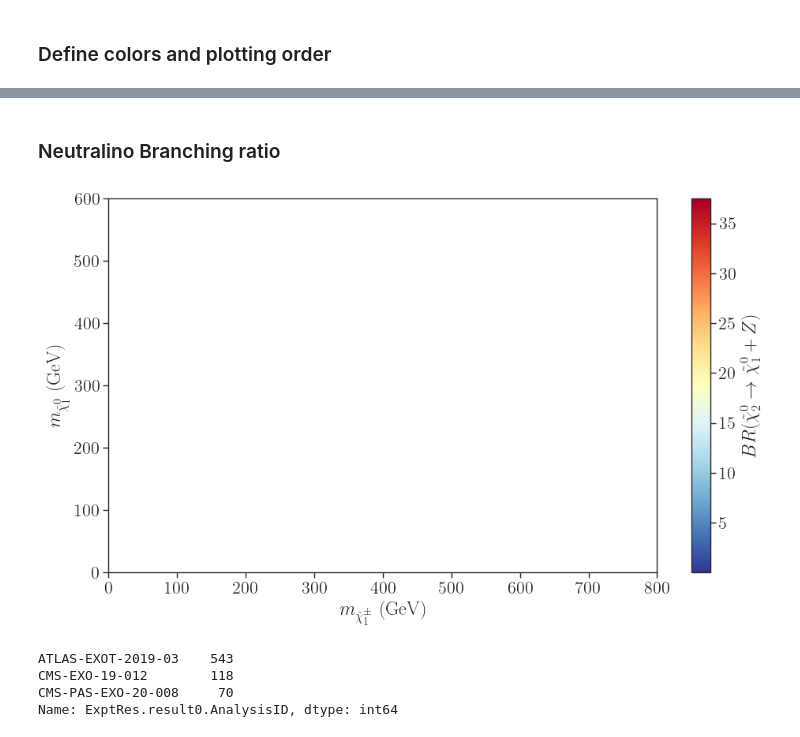
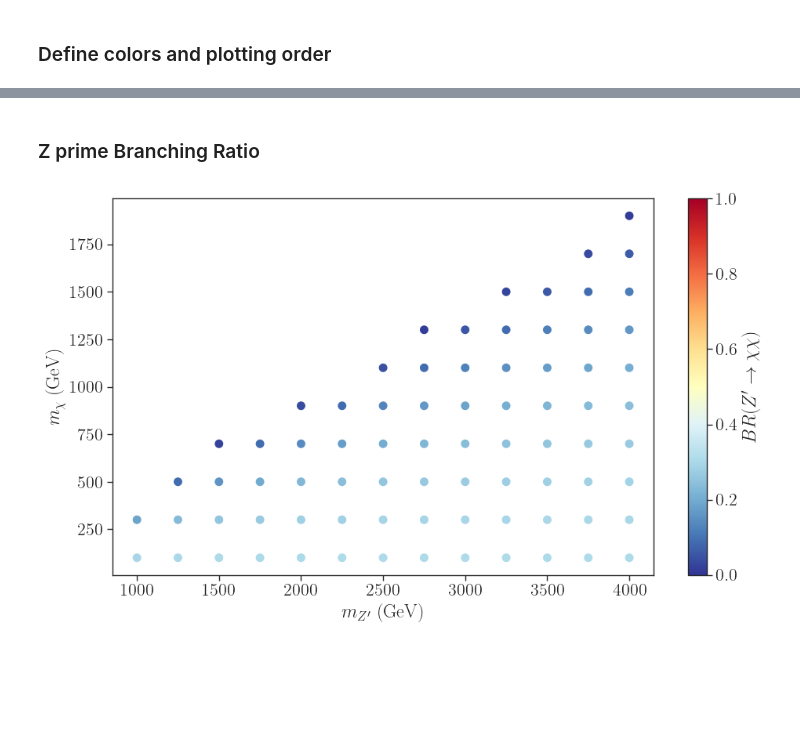
Before and after one commit to SModelS/smodelsv3-paper, a Jupyter notebook: notebooks/SmodelS/plots-2MDM-Copy1.ipynb, the cells around one changed output, grey strips where cells are left out. Cells and saved outputs as stored; diff of their text form; code cells hidden in the pictures; blank space fills up the shorter version.

```diff
--- a/notebooks/SmodelS/plots-2MDM-Copy1.ipynb
+++ b/notebooks/SmodelS/plots-2MDM-Copy1.ipynb
@@ -53,7 +54,7 @@ cm = plt.cm.get_cmap('RdYlBu')
 #     return newlabel
 # %%
 #Merge with SModelS DataFrame
-dataDF = pd.read_pickle('../../data/2mdm_results_extra/results.pcl')
+dataDF = pd.read_pickle('../../data/2mdm_results/results.pcl')
 print(dataDF.columns.values.tolist()) #Print all columns names
 # %% [output]
 ['filename', 'mass.9000006', 'mass.9900032', 'mass.9900026', 'width.9000006', 'width.9900026', 'width.9900032', 'extpar.1', 'extpar.2', 'extpar.3', 'extpar.4', 'extpar.5', 'extpar.6', 'extpar.7', 'xse ...
@@ -61,7 +62,7 @@ print(dataDF.columns.values.tolist()) #Print all columns names
 #### Set r = 0 for points with no results
 # %%
 #Set points without results with r == 0
-dataDF.fillna(value={'ExptRes.result0.r' : 0.0},inplace=True)
+dataDF.fillna(value={c : 0 for c in dataDF.columns if c.endswith('.r')}, inplace=True)
 #Sort points according to r value:
 dataDF = dataDF.sort_values(by=['ExptRes.result0.r'],ascending=False)
 # %% [markdown]
@@ -166,38 +183,27 @@ plt.show()
-# %% [markdown]
-### Neutralino Branching ratio
+# %% [markdown]
+### Z prime Branching Ratio
 # %%
 deleteCurves = ['CMS-PAS-EXO-20-008']
 anas = excluded['label'].value_counts()
 anas.sort_values(inplace=True,ascending=False)
 
+gqv = 0.25
+
 plt.figure(figsize=(10,6))
 
+
 cm = plt.cm.get_cmap('RdYlBu_r')
-x = dataDF['mass.9900032']
-y = dataDF['mass.9000006']
-c = dataDF['']
-for ana in anas.index:
-    if not ana in excCurves: continue
-    if any(val in ana for val in deleteCurves): continue
-    curve = excCurves[ana]
-    color = colorDict[ana]
-    plt.plot(curve[:,0],curve[:,1],linewidth=3,linestyle='-',color=color)
+x = dataDF['mass.9900032'][dataDF['extpar.2']==gqv]
+y = dataDF['mass.9000006'][dataDF['extpar.2']==gqv]
+c = dataDF['BRs.zp.chi,chi'][dataDF['extpar.2']==gqv]
 
-plt.scatter(x,y,c=c,s=50,cmap=cm)
+
+plt.scatter(x,y,c=c,s=50,cmap=cm, vmin=0, vmax=1.0)
 # plt.plot([x.min(),x.max()],[x.min(),x.max()],'--')
-plt.colorbar(label=r'$BR(\tilde \chi_2^0 \to \tilde \chi_1^0 +Z)$')
-plt.xlabel(r'$m_{\tilde{\chi}_1^\pm}$ (GeV)')
-plt.ylabel(r'$m_{\tilde{\chi}_1^0}$ (GeV)')
-plt.ylim(0,600)
-plt.xlim(0,800)
+plt.colorbar(label=r'$BR(Z^{\prime} \to \chi \chi)$')
+plt.xlabel(r'$m_{Z^{\prime}}$ (GeV)')
+plt.ylabel(r'$m_{\chi}$ (GeV)')
 plt.tight_layout()
 plt.show()
 # %% [output]
-[figure, old version]
+[figure, new version]
-# %%
-anas
-# %% [output]
-ATLAS-EXOT-2019-03    543
-CMS-EXO-19-012        118
-CMS-PAS-EXO-20-008     70
-Name: ExptRes.result0.AnalysisID, dtype: int64
```
Also changed, not shown: parts of 14 cells of this notebook, 5 other files.
